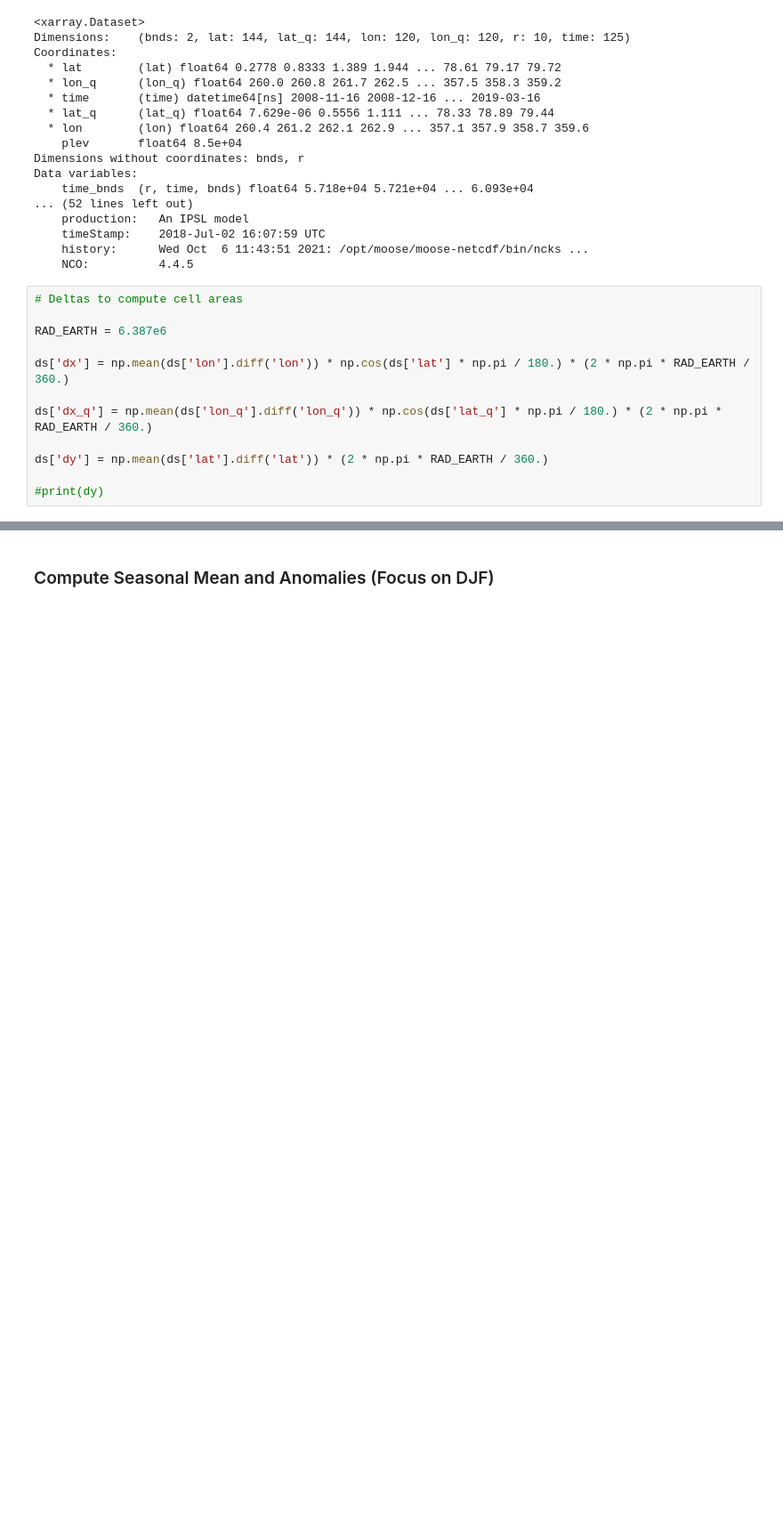
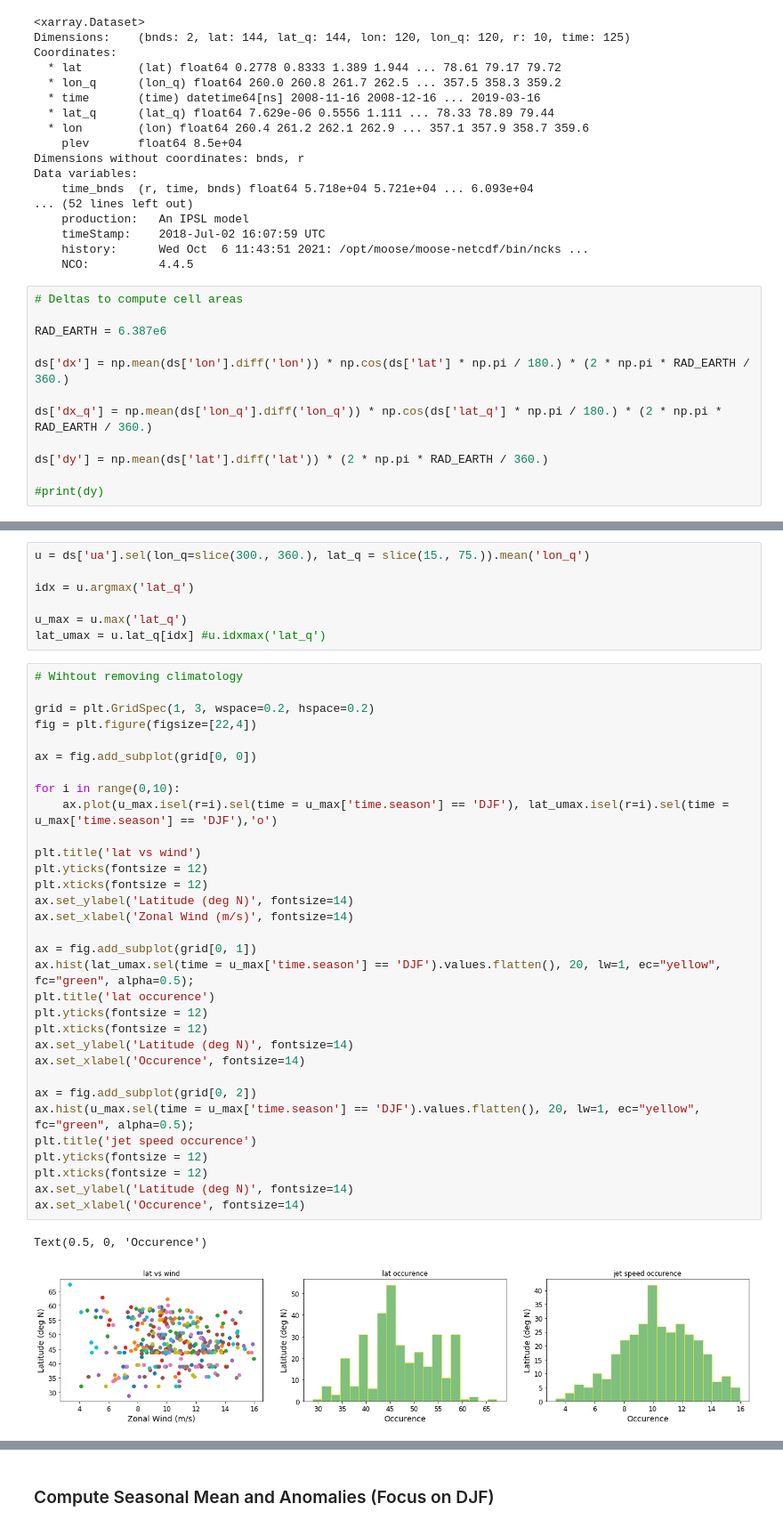
Before and after one commit to hmkhatri/AMOC_Variability_DePreSys_MET, a Jupyter notebook: Notebooks/SST_Heat_Flux_Overturning.ipynb, the cells around one changed output, grey strips where cells are left out. Shown at 89% size. Saved outputs shown, nothing was run; the diff lists cells and outputs as text; blank space fills up the shorter version.

```diff
--- a/Notebooks/SST_Heat_Flux_Overturning.ipynb
+++ b/Notebooks/SST_Heat_Flux_Overturning.ipynb
@@ -467,0 +716,42 @@ Data variables:
+# %%
+u = ds['ua'].sel(lon_q=slice(300., 360.), lat_q = slice(15., 75.)).mean('lon_q')
+
+idx = u.argmax('lat_q')
+
+u_max = u.max('lat_q')
+lat_umax = u.lat_q[idx] #u.idxmax('lat_q')
+# %%
+# Wihtout removing climatology
+
+grid = plt.GridSpec(1, 3, wspace=0.2, hspace=0.2)
+fig = plt.figure(figsize=[22,4])
+
+ax = fig.add_subplot(grid[0, 0])
+
+for i in range(0,10):
+    ax.plot(u_max.isel(r=i).sel(time = u_max['time.season'] == 'DJF'), lat_umax.isel(r=i).sel(time = u_max['time.season'] == 'DJF'),'o')
+
+plt.title('lat vs wind')
+plt.yticks(fontsize = 12)
+plt.xticks(fontsize = 12)
+ax.set_ylabel('Latitude (deg N)', fontsize=14)
+ax.set_xlabel('Zonal Wind (m/s)', fontsize=14)
+
+ax = fig.add_subplot(grid[0, 1])
+ax.hist(lat_umax.sel(time = u_max['time.season'] == 'DJF').values.flatten(), 20, lw=1, ec="yellow", fc="green", alpha=0.5);
+plt.title('lat occurence')
+plt.yticks(fontsize = 12)
+plt.xticks(fontsize = 12)
+ax.set_ylabel('Latitude (deg N)', fontsize=14)
+ax.set_xlabel('Occurence', fontsize=14)
+
+ax = fig.add_subplot(grid[0, 2])
+ax.hist(u_max.sel(time = u_max['time.season'] == 'DJF').values.flatten(), 20, lw=1, ec="yellow", fc="green", alpha=0.5);
+plt.title('jet speed occurence')
+plt.yticks(fontsize = 12)
+plt.xticks(fontsize = 12)
+ax.set_ylabel('Latitude (deg N)', fontsize=14)
+ax.set_xlabel('Occurence', fontsize=14)
+# %% [output]
+Text(0.5, 0, 'Occurence')
+[figure, added]
```
Also changed, not shown: parts of 35 cells of this notebook, 2 other files.
